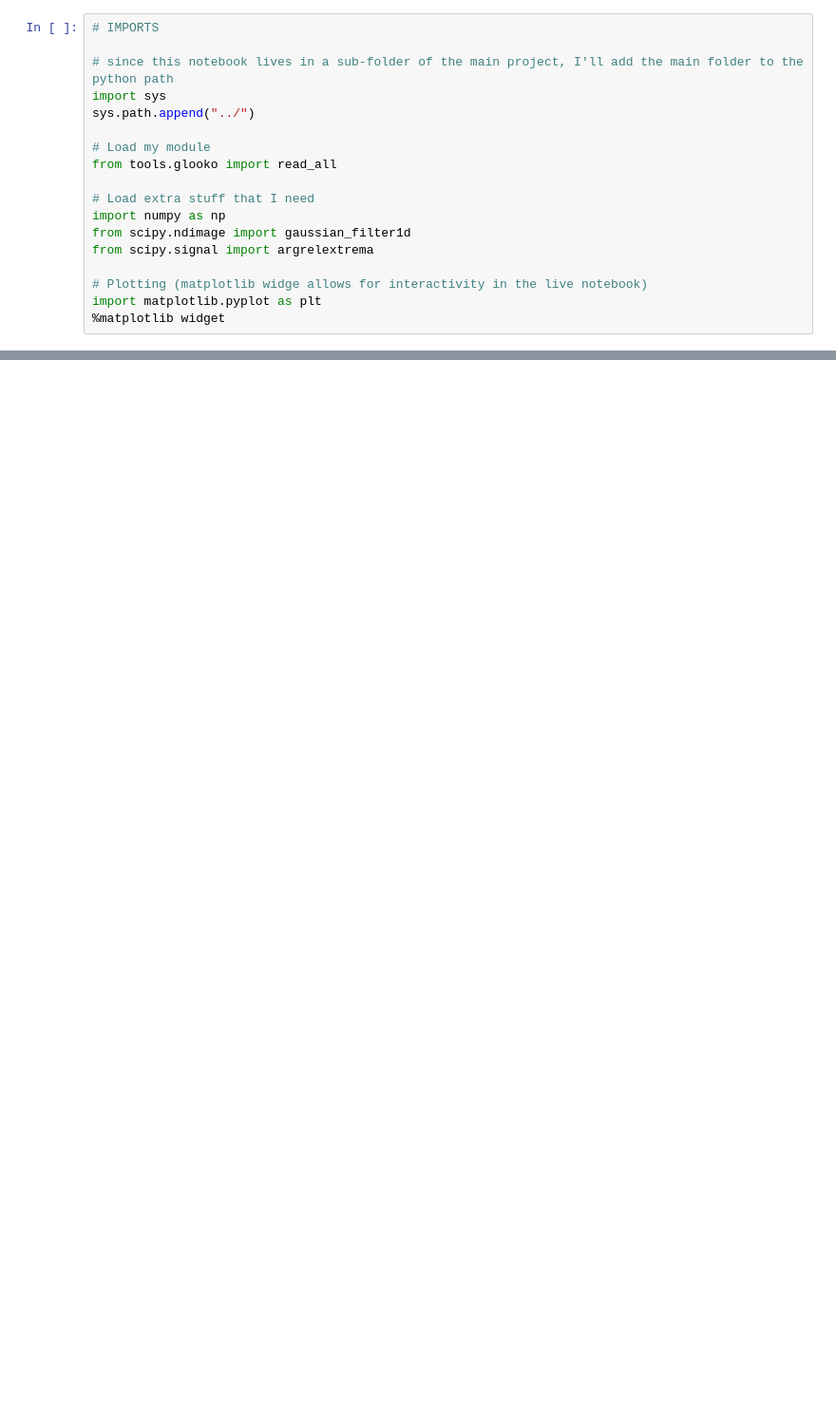
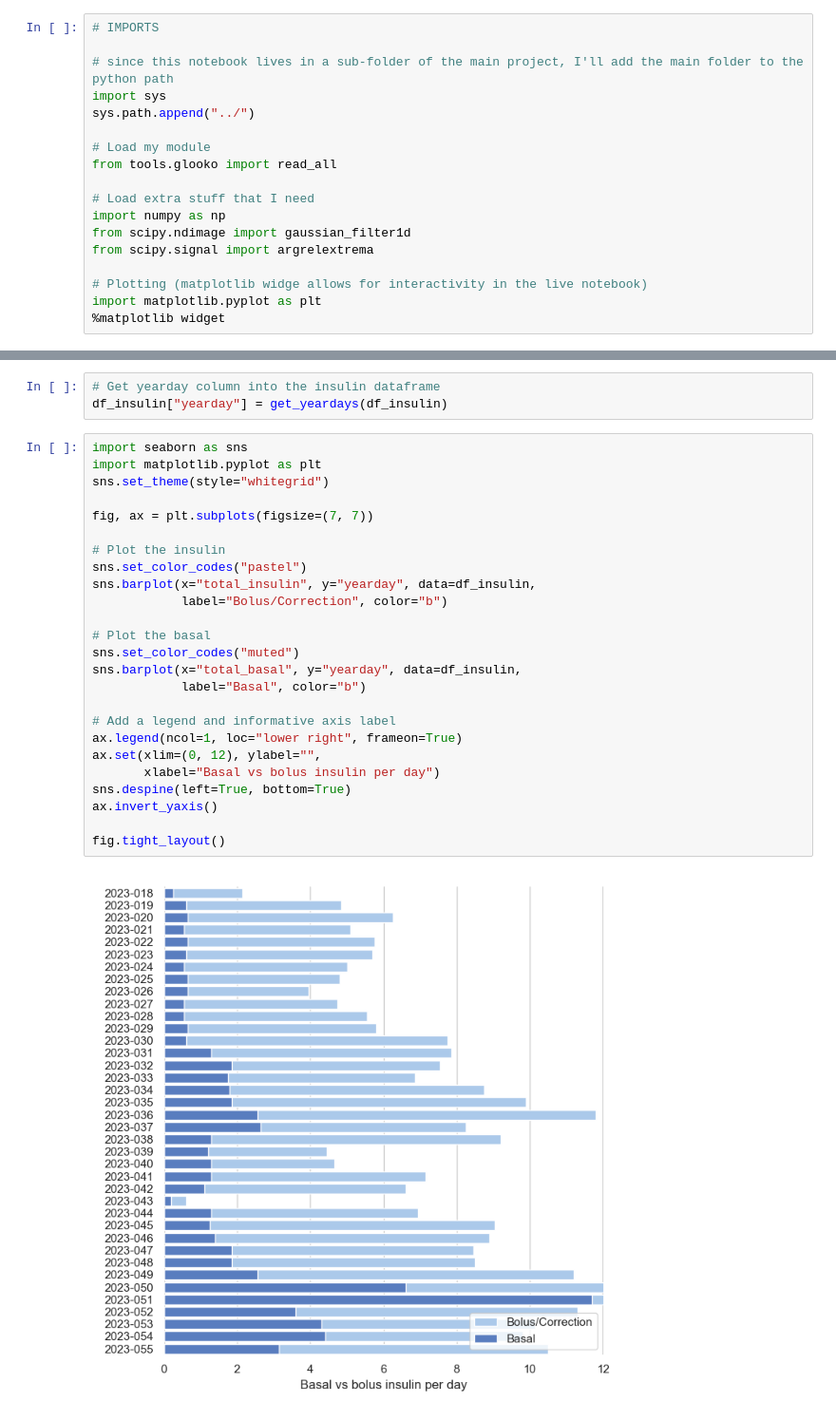
Before and after one commit to michellejw/sugar, a Jupyter notebook: notebooks/glucose-part04.ipynb, the cells around one changed output, grey strips where cells are left out. Shown: that part at 95% size. Cells and saved outputs as stored; diff of their text form; blank space fills up the shorter version.

Commit message:
add updated data and new nb

```diff
--- a/notebooks/glucose-part04.ipynb
+++ b/notebooks/glucose-part04.ipynb
@@ -33,0 +71,30 @@ df_bolus["insulin_correction"] = df_bolus["insulin_delivered"] - df_bolus["carb_
+# %%
+# Get yearday column into the insulin dataframe
+df_insulin["yearday"] = get_yeardays(df_insulin)
+# %%
+import seaborn as sns
+import matplotlib.pyplot as plt
+sns.set_theme(style="whitegrid")
+
+fig, ax = plt.subplots(figsize=(7, 7))
+
+# Plot the insulin
+sns.set_color_codes("pastel")
+sns.barplot(x="total_insulin", y="yearday", data=df_insulin,
+            label="Bolus/Correction", color="b")
+
+# Plot the basal
+sns.set_color_codes("muted")
+sns.barplot(x="total_basal", y="yearday", data=df_insulin,
+            label="Basal", color="b")
+
+# Add a legend and informative axis label
+ax.legend(ncol=1, loc="lower right", frameon=True)
+ax.set(xlim=(0, 12), ylabel="",
+       xlabel="Basal vs bolus insulin per day")
+sns.despine(left=True, bottom=True)
+ax.invert_yaxis()
+
+fig.tight_layout()
+# %% [output]
+[figure, added]
```
Also changed, not shown: parts of 8 cells of this notebook, 16 other files.
